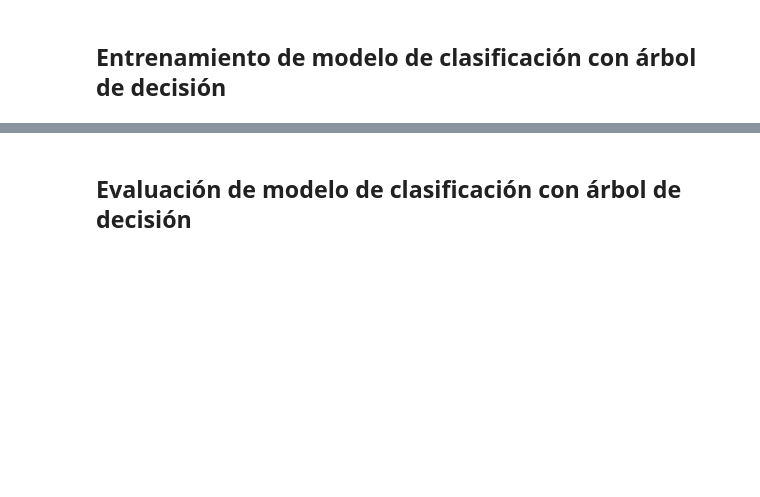
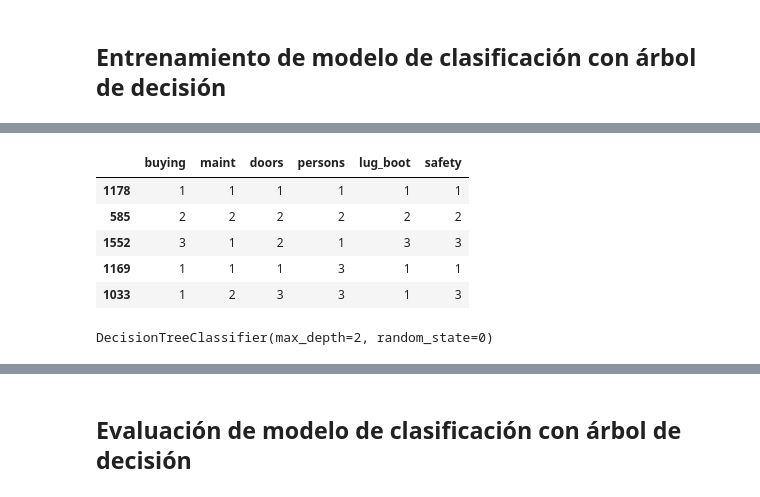
Before and after one commit to Patchwtf/MachineLearningProyects, a Jupyter notebook: DesicionTree/decision_tree_random_forest_project.ipynb, the cells around one changed output, grey strips where cells are left out. Cells and saved outputs as stored; diff of their text form; code cells hidden in the pictures; blank space fills up the shorter version.

```diff
--- a/DesicionTree/decision_tree_random_forest_project.ipynb
+++ b/DesicionTree/decision_tree_random_forest_project.ipynb
@@ -109,4 +162,12 @@ X_train, X_test, y_train, y_test = train_test_split(X, y, test_size=0.30, random
 # %%
 #Verificamos la transformacion
+X_train.head(5)
+# %% [output]
+|  | buying | maint | doors | persons | lug_boot | safety |
+| 1178 | 1 | 1 | 1 | 1 | 1 | 1 |
+| 585 | 2 | 2 | 2 | 2 | 2 | 2 |
+| 1552 | 3 | 1 | 2 | 1 | 3 | 3 |
+| 1169 | 1 | 1 | 1 | 3 | 1 | 1 |
+| 1033 | 1 | 2 | 3 | 3 | 1 | 3 |
 # %%
 #Importar árbol de decisión
@@ -115,3 +179,6 @@ X_train, X_test, y_train, y_test = train_test_split(X, y, test_size=0.30, random
 # %%
 #Entrenamiento
+tree.fit(X_train, y_train)
+# %% [output]
+DecisionTreeClassifier(max_depth=2, random_state=0)
 # %%
```
Also changed, not shown: parts of 12 cells of this notebook.
